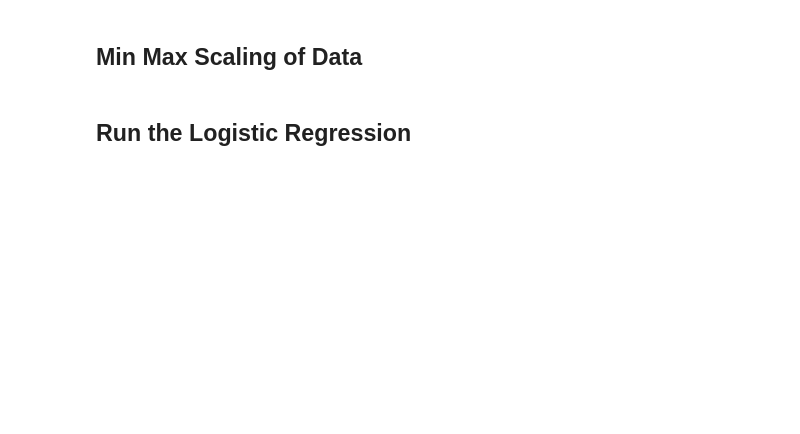
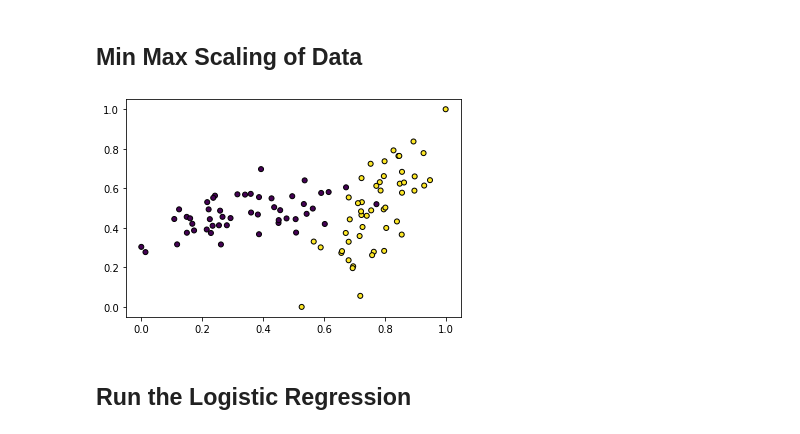
Before and after one commit to enfo/ML-Regression, a Jupyter notebook: examples/LogisticRegressionModule.ipynb, the cells around one changed output. Saved outputs shown, nothing was run; the diff lists cells and outputs as text; code cells hidden in the pictures; blank space fills up the shorter version.

```diff
--- a/examples/LogisticRegressionModule.ipynb
+++ b/examples/LogisticRegressionModule.ipynb
@@ -57,3 +58,16 @@ lg.plotData(X,Y)
+# %%
+
+X = lg.scaleData(X)
+Y = lg.scaleData(Y)
+
+if dimensions == 1:
+
+    plt.scatter(X[:, 0], (X[:, 0] -  X[:, 0]), marker="o", c=Y, s=25, edgecolor="k")
+if  dimensions == 2:
+    plt.scatter(
+        X[:, 0], X[:, 1], marker="o", c=Y, s=25, edgecolor="k"        )
+# %% [output]
+[figure, added]
 # %% [markdown]
 ## Run the Logistic Regression
 # %%
```
Also changed, not shown: parts of 6 cells of this notebook, 1 other file.
